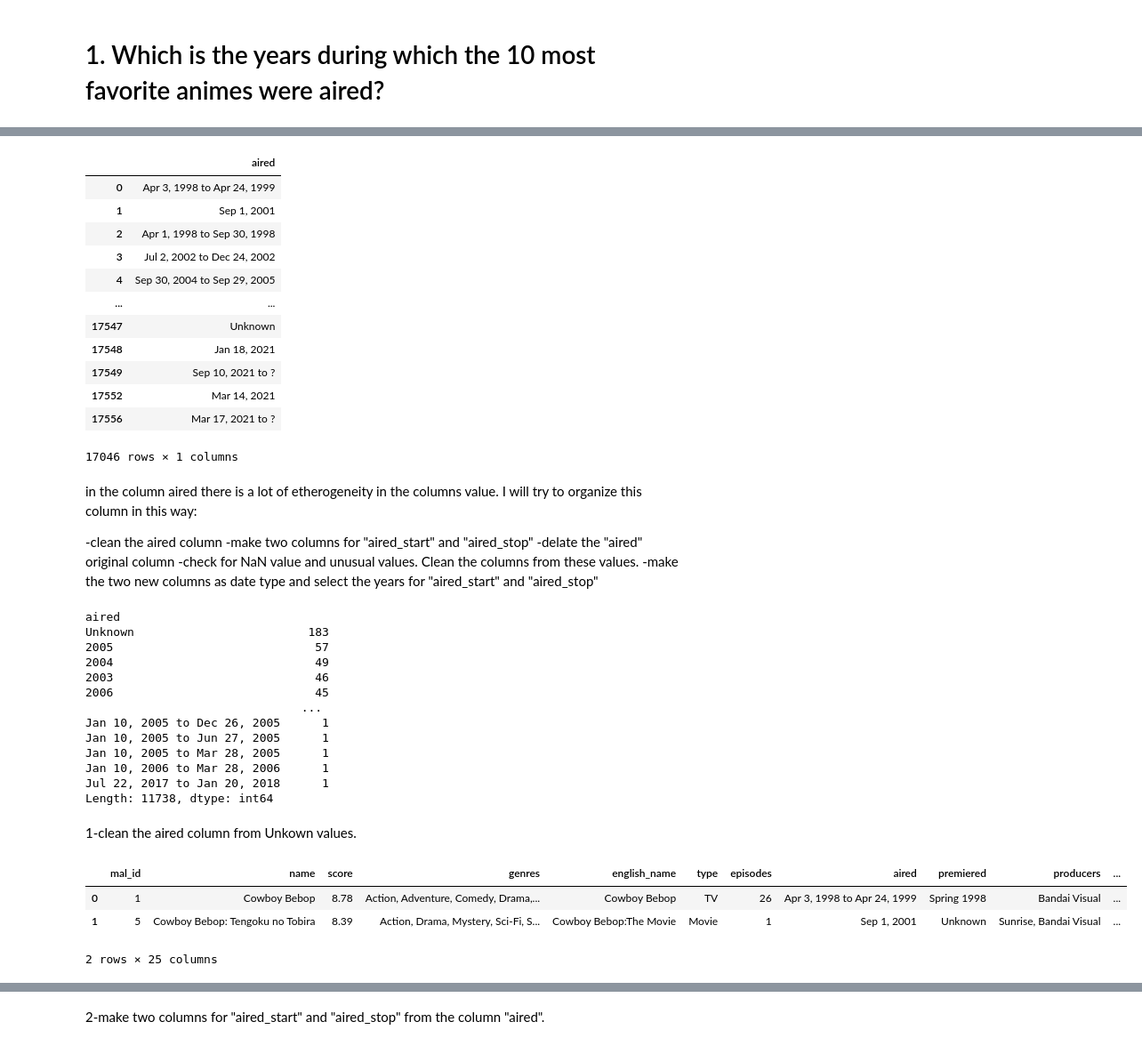
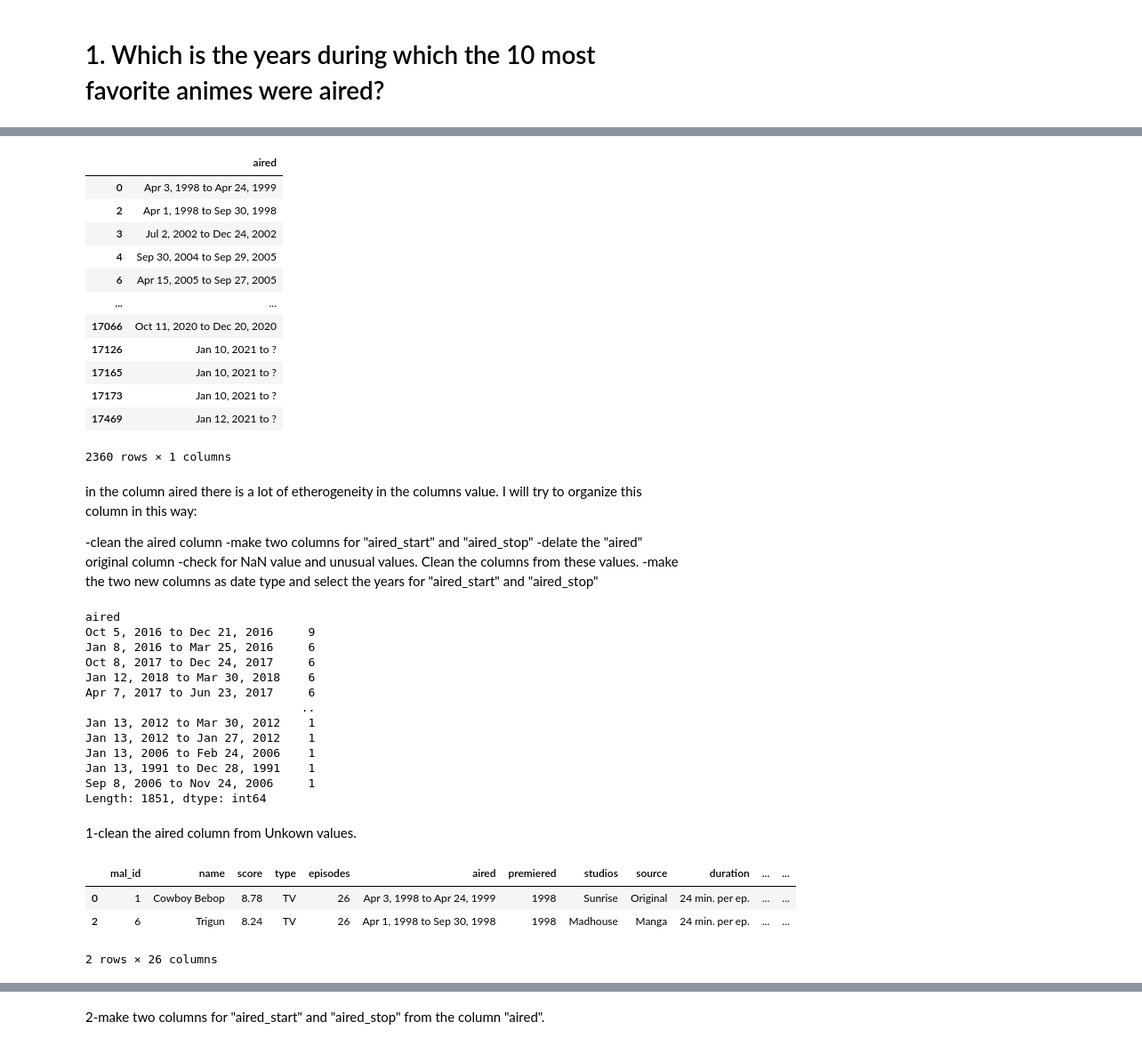
Before and after one commit to silviadifra/week5_project_repo, a Jupyter notebook: week5_project_SDF.ipynb, the cells around one changed output, grey strips where cells are left out. Shown at 89% size. Saved outputs shown, nothing was run; the diff lists cells and outputs as text; code cells hidden in the pictures.

```diff
--- a/week5_project_SDF.ipynb
+++ b/week5_project_SDF.ipynb
@@ -161,0 +507,2 @@ There are no NaN values in data1.
+# %%
+data_U_clean2['premiered'] = data_U_clean2['premiered'].apply(lambda x: x.split(' ')[1])
@@ -161,0 +523,5 @@ There are no NaN values in data1.
+# %%
+data_U_clean2['score'] = pd.to_numeric(data_U_clean2['score'])
+data_U_clean2['ranked'] = pd.to_numeric(data_U_clean2['ranked'])
+data_U_clean2['premiered'] = pd.to_numeric(data_U_clean2['premiered'])
+data_U_clean2.dtypes
@@ -161,0 +548,2 @@ There are no NaN values in data1.
+# %%
+data_U_clean2=data_U_clean2.drop(['english_name'], axis=1)
@@ -163,0 +564,7 @@ There are no NaN values in data1.
+# %%
+data_U_clean2.type
+print(data_U_clean2.type.unique())
+
+data1_TV = data_U_clean2[data_U_clean2['type']== 'TV']
+data1_TV.type
+#We actually do not need to select beacuse apparently all the other not TV type were dropped with the Unknown values.
@@ -164,19 +585,19 @@ There are no NaN values in data1.
 # %%
-data1[['aired']]
+data1_TV[['aired']]
 # %% [output]
 |  | aired |
 | 0 | Apr 3, 1998 to Apr 24, 1999 |
-| 1 | Sep 1, 2001 |
 | 2 | Apr 1, 1998 to Sep 30, 1998 |
 | 3 | Jul 2, 2002 to Dec 24, 2002 |
 | 4 | Sep 30, 2004 to Sep 29, 2005 |
+| 6 | Apr 15, 2005 to Sep 27, 2005 |
 | ... | ... |
-| 17547 | Unknown |
-| 17548 | Jan 18, 2021 |
-| 17549 | Sep 10, 2021 to ? |
-| 17552 | Mar 14, 2021 |
-| 17556 | Mar 17, 2021 to ? |
+| 17066 | Oct 11, 2020 to Dec 20, 2020 |
+| 17126 | Jan 10, 2021 to ? |
+| 17165 | Jan 10, 2021 to ? |
+| 17173 | Jan 10, 2021 to ? |
+| 17469 | Jan 12, 2021 to ? |
-17046 rows × 1 columns
+2360 rows × 1 columns
 # %% [markdown]
 in the column aired there is a lot of etherogeneity in the columns value. I will try to organize this column in this way:
 
@@ -186,30 +607,30 @@ in the column aired there is a lot of etherogeneity in the columns value. I will
 -check for NaN value and unusual values. Clean the columns from these values.
 -make the two new columns as date type and select the years for "aired_start" and "aired_stop"
 # %%
-data1[['aired']].value_counts()
+data1_TV[['aired']].value_counts()
 # %% [output]
 aired
-Unknown                         183
-2005                             57
-2004                             49
-2003                             46
-2006                             45
-                               ...
-Jan 10, 2005 to Dec 26, 2005      1
-Jan 10, 2005 to Jun 27, 2005      1
-Jan 10, 2005 to Mar 28, 2005      1
-Jan 10, 2006 to Mar 28, 2006      1
-Jul 22, 2017 to Jan 20, 2018      1
-Length: 11738, dtype: int64
+Oct 5, 2016 to Dec 21, 2016     9
+Jan 8, 2016 to Mar 25, 2016     6
+Oct 8, 2017 to Dec 24, 2017     6
+Jan 12, 2018 to Mar 30, 2018    6
+Apr 7, 2017 to Jun 23, 2017     6
+                               ..
+Jan 13, 2012 to Mar 30, 2012    1
+Jan 13, 2012 to Jan 27, 2012    1
+Jan 13, 2006 to Feb 24, 2006    1
+Jan 13, 1991 to Dec 28, 1991    1
+Sep 8, 2006 to Nov 24, 2006     1
+Length: 1851, dtype: int64
 # %% [markdown]
 1-clean the aired column from Unkown values.
 # %%
-data1['airedUnknown']=data1[['aired']]=='Unknown'
-data1[['airedUnknown']]
-data1.head(2)
+data1_TV['airedUnknown']=data1_TV[['aired']]=='Unknown'
+data1_TV[['airedUnknown']]
+data1_TV.head(2)
 # %% [output]
-|  | mal_id | name | score | genres | english_name | type | episodes | aired | premiered | producers | ... |
-| 0 | 1 | Cowboy Bebop | 8.78 | Action, Adventure, Comedy, Drama,... | Cowboy Bebop | TV | 26 | Apr 3, 1998 to Apr 24, 1999 | Spring 1998 | Bandai Visual | ... |
-| 1 | 5 | Cowboy Bebop: Tengoku no Tobira | 8.39 | Action, Drama, Mystery, Sci-Fi, S... | Cowboy Bebop:The Movie | Movie | 1 | Sep 1, 2001 | Unknown | Sunrise, Bandai Visual | ... |
+|  | mal_id | name | score | type | episodes | aired | premiered | studios | source | duration | ... | ... |
+| 0 | 1 | Cowboy Bebop | 8.78 | TV | 26 | Apr 3, 1998 to Apr 24, 1999 | 1998 | Sunrise | Original | 24 min. per ep. | ... | ... |
+| 2 | 6 | Trigun | 8.24 | TV | 26 | Apr 1, 1998 to Sep 30, 1998 | 1998 | Madhouse | Manga | 24 min. per ep. | ... | ... |
-2 rows × 25 columns
+2 rows × 26 columns
 # %%
```
Also changed, not shown: parts of 116 cells of this notebook, 1 other file.
